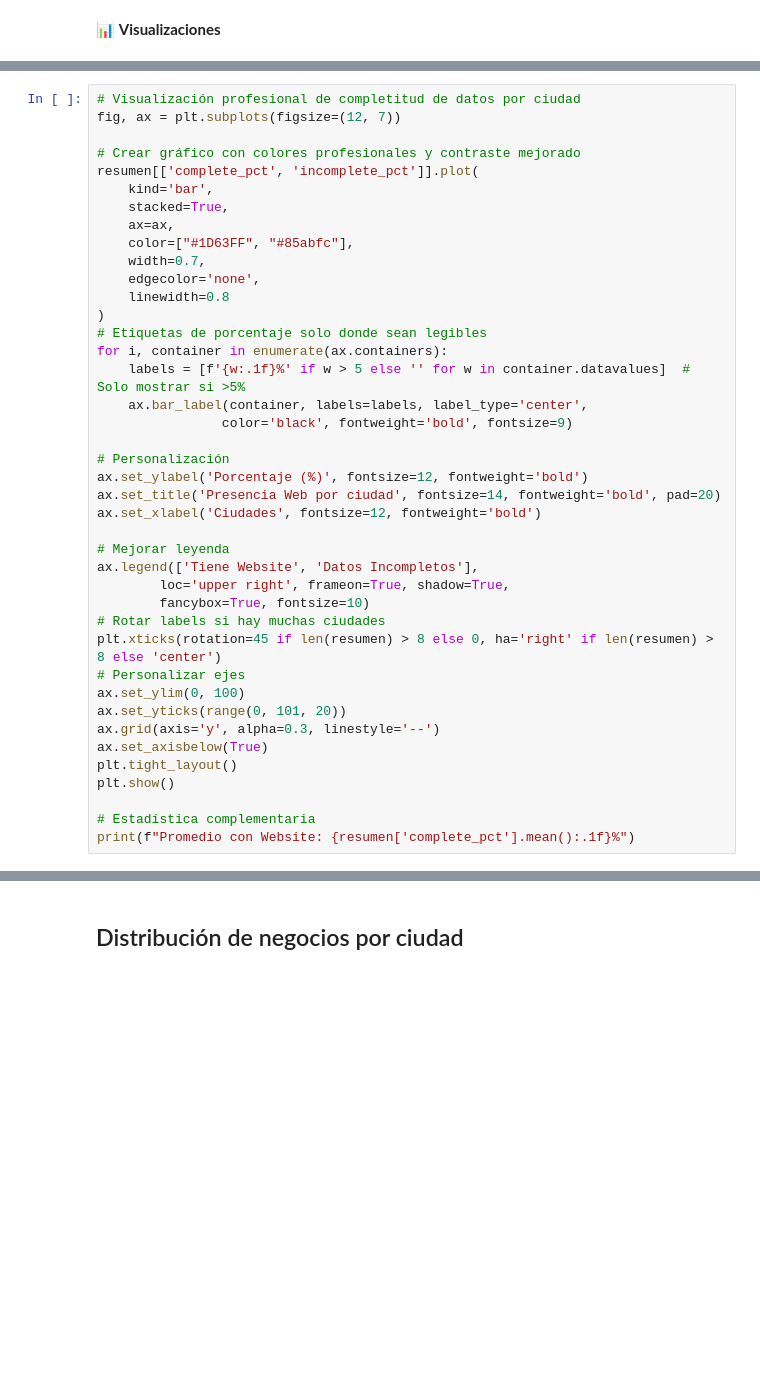
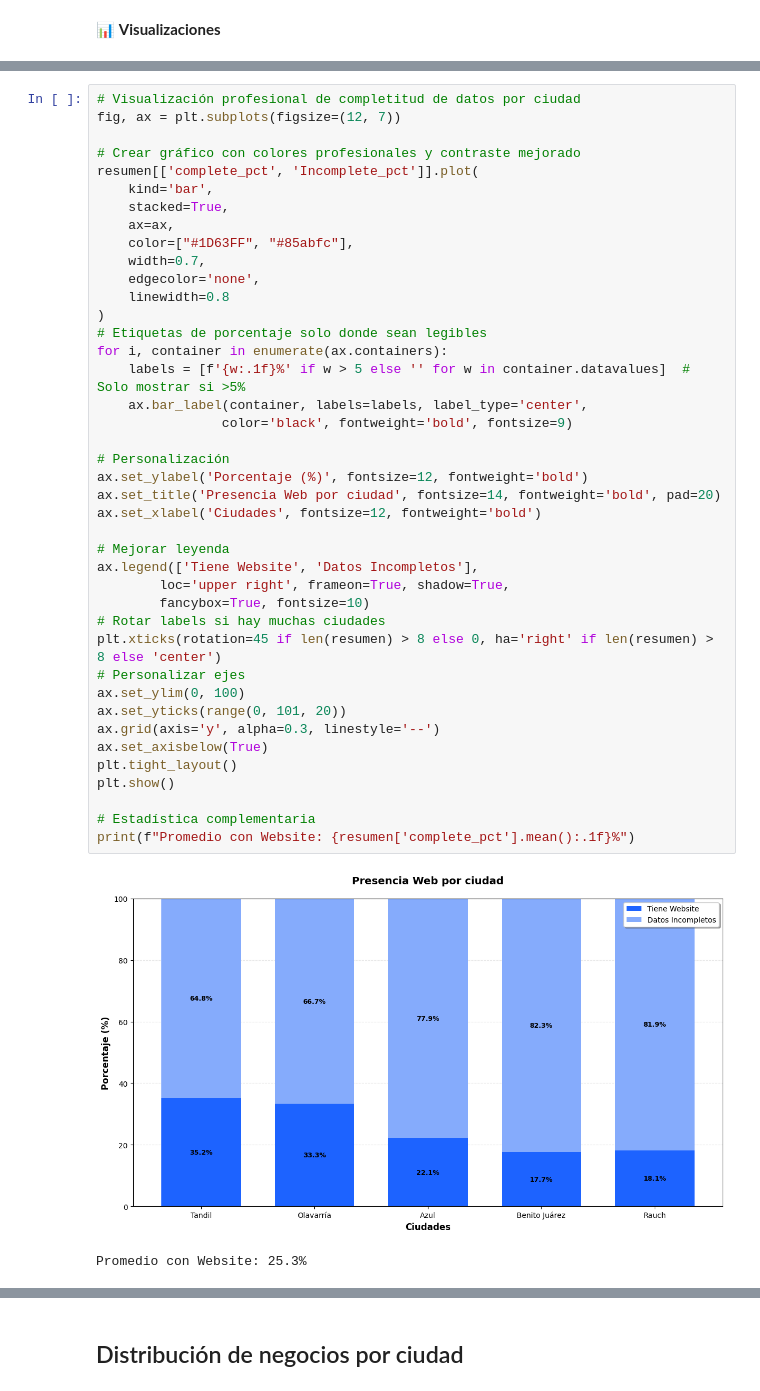
Before and after one commit to MCCastroMaluta/Portfolio-Python-esp, a Jupyter notebook: dataPrep.ipynb, the cells around one changed output, grey strips where cells are left out. Drawn from its saved outputs; the diff is of its cells as text; blank space fills up the shorter version.

```diff
--- a/dataPrep.ipynb
+++ b/dataPrep.ipynb
@@ -707,7 +1288,7 @@ plt.show()
 fig, ax = plt.subplots(figsize=(12, 7))
 
 # Crear gráfico con colores profesionales y contraste mejorado
-resumen[['complete_pct', 'incomplete_pct']].plot(
+resumen[['complete_pct', 'Incomplete_pct']].plot(
     kind='bar',
     stacked=True,
     ax=ax,
@@ -716,33 +1297,36 @@ resumen[['complete_pct', 'incomplete_pct']].plot(
     edgecolor='none',
     linewidth=0.8
 )
 # Etiquetas de porcentaje solo donde sean legibles
 for i, container in enumerate(ax.containers):
     labels = [f'{w:.1f}%' if w > 5 else '' for w in container.datavalues]  # Solo mostrar si >5%
     ax.bar_label(container, labels=labels, label_type='center',
                 color='black', fontweight='bold', fontsize=9)
 
 # Personalización
 ax.set_ylabel('Porcentaje (%)', fontsize=12, fontweight='bold')
 ax.set_title('Presencia Web por ciudad', fontsize=14, fontweight='bold', pad=20)
 ax.set_xlabel('Ciudades', fontsize=12, fontweight='bold')
 
 # Mejorar leyenda
 ax.legend(['Tiene Website', 'Datos Incompletos'],
         loc='upper right', frameon=True, shadow=True,
         fancybox=True, fontsize=10)
 # Rotar labels si hay muchas ciudades
 plt.xticks(rotation=45 if len(resumen) > 8 else 0, ha='right' if len(resumen) > 8 else 'center')
 # Personalizar ejes
 ax.set_ylim(0, 100)
 ax.set_yticks(range(0, 101, 20))
 ax.grid(axis='y', alpha=0.3, linestyle='--')
 ax.set_axisbelow(True)
 plt.tight_layout()
 plt.show()
 
 # Estadística complementaria
 print(f"Promedio con Website: {resumen['complete_pct'].mean():.1f}%")
+# %% [output]
+[figure, added]
+Promedio con Website: 25.3%
 # %%
 
 
```
Also changed, not shown: parts of 91 cells of this notebook, 3 other files.
